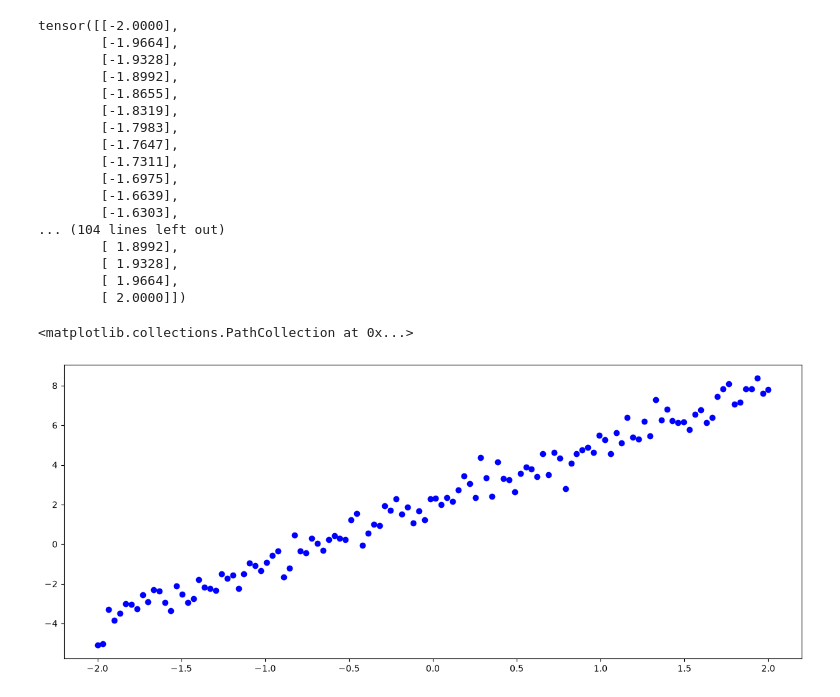
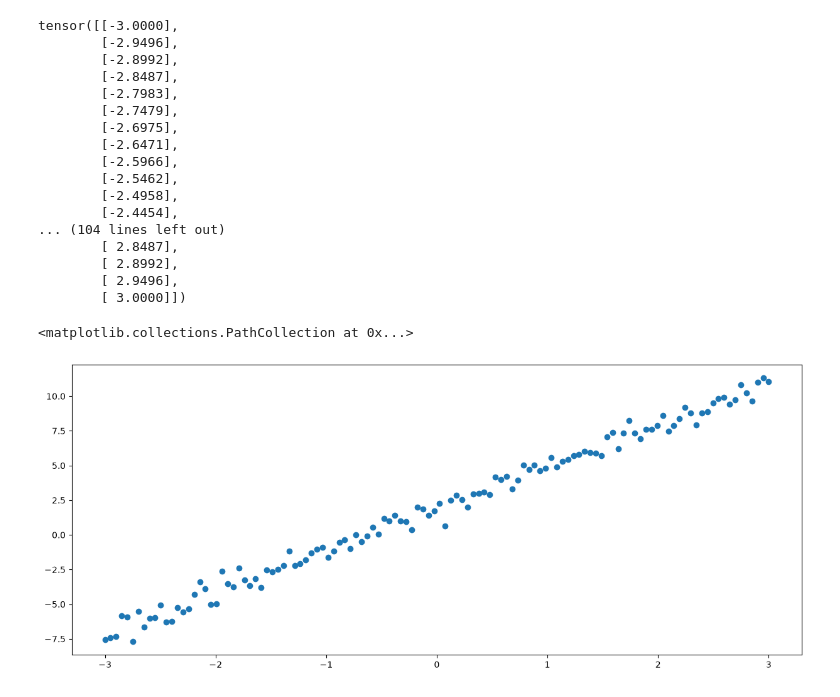
Before and after one commit to SaraMaktabi/Neural-Network-Fundamentals-with-PyTorch-For-Generative-AI, a Jupyter notebook: reg.ipynb, the cells around one changed output. Cells and saved outputs as stored; diff of their text form; code cells hidden in the pictures.

```diff
--- a/reg.ipynb
+++ b/reg.ipynb
@@ -3,27 +3,27 @@ import torch
 # %%
 device = "cuda" if torch.cuda.is_available() else "cpu"
 # %%
-x = torch.linspace(-2, 2, 120).unsqueeze(1)
+x = torch.linspace(-3, 3, 120).unsqueeze(1)
 # %%
 x
 # %% [output]
-tensor([[-2.0000],
-        [-1.9664],
-        [-1.9328],
-        [-1.8992],
-        [-1.8655],
-        [-1.8319],
-        [-1.7983],
-        [-1.7647],
-        [-1.7311],
-        [-1.6975],
-        [-1.6639],
-        [-1.6303],
+tensor([[-3.0000],
+        [-2.9496],
+        [-2.8992],
+        [-2.8487],
+        [-2.7983],
+        [-2.7479],
+        [-2.6975],
+        [-2.6471],
+        [-2.5966],
+        [-2.5462],
+        [-2.4958],
+        [-2.4454],
 ... (104 lines left out)
-        [ 1.8992],
-        [ 1.9328],
-        [ 1.9664],
-        [ 2.0000]])
+        [ 2.8487],
+        [ 2.8992],
+        [ 2.9496],
+        [ 3.0000]])
 # %%
 noise = torch.randn(x.size()) * 0.5
 y = 3 * x + 2 + noise
@@ -31,10 +31,10 @@ y = 3 * x + 2 + noise
 import matplotlib.pyplot as plt
 # %%
 plt.figure(figsize=(15, 6))
-plt.scatter(x.numpy(), y.numpy(), color='blue', label='Data points')
+plt.scatter(x, y)
 # %% [output]
 <matplotlib.collections.PathCollection at 0x...>
-[figure, old version]
+[figure, new version]
 # %%
 import torch.nn as nn
 # %%
```
Also changed, not shown: parts of 6 cells of this notebook, 2 other files.
